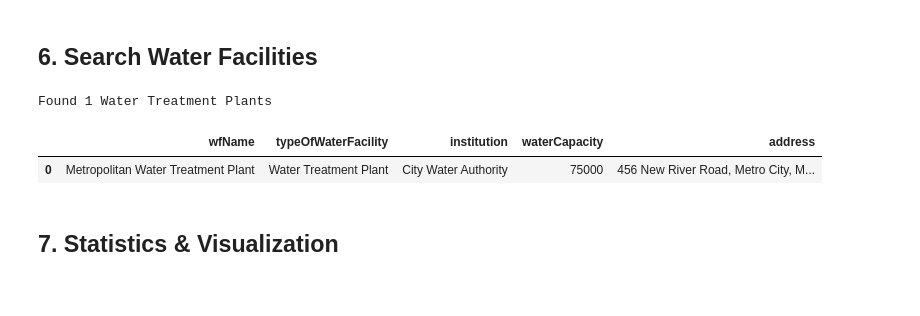
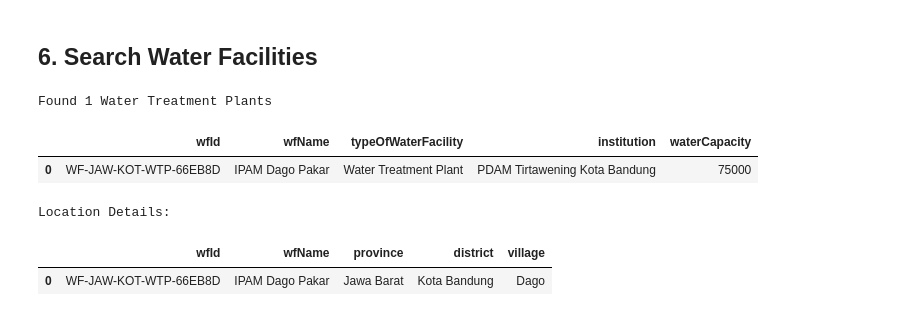
Before and after one commit to akvo/sunbird-rc-core, a Jupyter notebook: sunbird-rc-water-facility-demo.ipynb, the cells around one changed output. Cells and saved outputs as stored; diff of their text form; code cells hidden in the pictures.

```diff
--- a/sunbird-rc-water-facility-demo.ipynb
+++ b/sunbird-rc-water-facility-demo.ipynb
@@ -48,9 +48,17 @@ print(f"Total Water Facilities: {data['totalCount']}\n")
 
 if data['totalCount'] > 0:
     df = pd.DataFrame(data['data'])
-    # Select key columns
-    columns = ['wfName', 'wfId', 'typeOfWaterFacility', 'institution', 'address', 'foundingDate', 'waterCapacity', 'osid']
+    # Select key columns (only include columns that exist)
+    desired_columns = ['wfName', 'wfId', 'typeOfWaterFacility', 'institution', 'foundingDate', 'waterCapacity', 'osid']
+    columns = [col for col in desired_columns if col in df.columns]
     display(df[columns])
+
+    # Show location details separately
+    if 'location' in df.columns:
+        print("\nLocation Details:")
+        location_df = pd.json_normalize(df['location'])
+        location_df['wfName'] = df['wfName'].values
+        display(location_df[['wfName', 'province', 'district', 'village']])
 else:
     print("No water facilities found")
 # %% [output]
@@ -144,31 +166,46 @@ else:
 # %%
 search_query = {
     "filters": {
         "typeOfWaterFacility": {"eq": "Water Treatment Plant"}
     }
 }
 
 response = requests.post(
     f"{BASE_URL}/WaterFacility/search",
     headers=HEADERS,
     json=search_query
 )
 
 if response.status_code == 200:
     results = response.json()
     print(f"Found {results['totalCount']} Water Treatment Plants\n")
 
     if results['totalCount'] > 0:
         df = pd.DataFrame(results['data'])
-        display(df[['wfName', 'typeOfWaterFacility', 'institution', 'waterCapacity', 'address']])
+        # Include wfId in the display
+        desired_columns = ['wfId', 'wfName', 'typeOfWaterFacility', 'institution', 'waterCapacity']
+        columns = [col for col in desired_columns if col in df.columns]
+        display(df[columns])
+
+        # Show location details
+        if 'location' in df.columns:
+            print("\nLocation Details:")
+            location_df = pd.json_normalize(df['location'])
+            location_df['wfName'] = df['wfName'].values
+            if 'wfId' in df.columns:
+                location_df['wfId'] = df['wfId'].values
+                display(location_df[['wfId', 'wfName', 'province', 'district', 'village']])
+            else:
+                display(location_df[['wfName', 'province', 'district', 'village']])
     else:
         print("No results found")
 else:
     print(f"❌ Error: {response.status_code}")
     print(response.text)
 # %% [output]
 Found 1 Water Treatment Plants
-|  | wfName | typeOfWaterFacility | institution | waterCapacity | address |
-| 0 | Metropolitan Water Treatment Plant | Water Treatment Plant | City Water Authority | 75000 | 456 New River Road, Metro City, M... |
+|  | wfId | wfName | typeOfWaterFacility | institution | waterCapacity |
+| 0 | WF-JAW-KOT-WTP-66EB8D | IPAM Dago Pakar | Water Treatment Plant | PDAM Tirtawening Kota Bandung | 75000 |
+Location Details:
+|  | wfId | wfName | province | district | village |
+| 0 | WF-JAW-KOT-WTP-66EB8D | IPAM Dago Pakar | Jawa Barat | Kota Bandung | Dago |
-# %% [markdown]
-## 7. Statistics & Visualization
```
Also changed, not shown: parts of 18 cells of this notebook, 11 other files.
